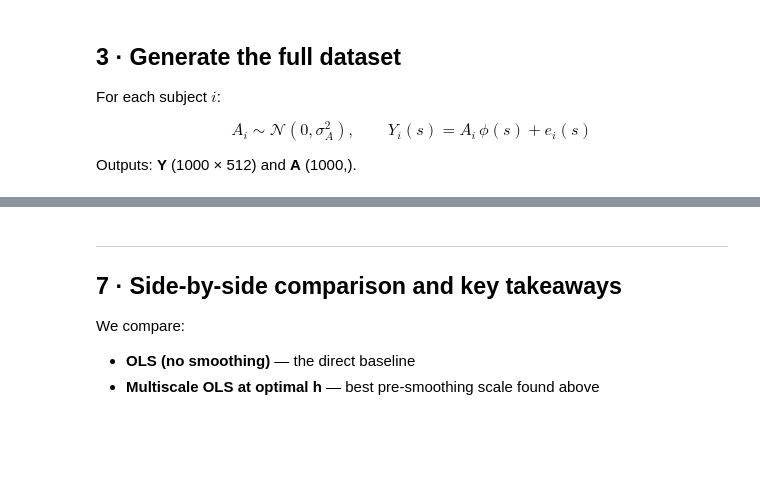
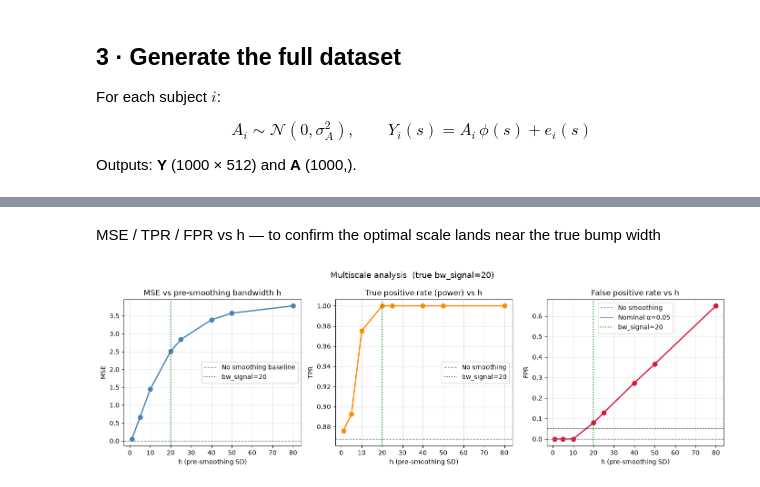
Before and after one commit to whitebabycamel96/brain-age-cnn, a Jupyter notebook: simulation/signal_analysis.ipynb, the cells around one changed output, grey strips where cells are left out. Cells and saved outputs as stored; diff of their text form; code cells hidden in the pictures; blank space fills up the shorter version.

```diff
--- a/simulation/signal_analysis.ipynb
+++ b/simulation/signal_analysis.ipynb
@@ -356,0 +329,29 @@ for nk, imse, tpr, fpr in results_nk:
+# %%
+def run_ols(Y, A, phi_true, mu, bw_signal, alpha=0.05):
+    """
+    Pixel-wise OLS with intercept using design matrix X = [A | 1].
+    Returns: beta_hat, t_stat, reject (BH-FDR), MSE, TPR, FPR
+    """
+    n, p   = Y.shape
+    X      = np.column_stack([A, np.ones(n)])   # (n, 2)
+    XtX    = X.T @ X                            # (2, 2)
+    XtY    = X.T @ Y                            # (2, p)
+    coeffs = np.linalg.solve(XtX, XtY)         # (2, p)
+
+    beta_hat  = coeffs[0]                       # slope  — estimated φ(s)
+    Y_hat     = X @ coeffs                      # fitted values
+    resid     = Y - Y_hat                       # residuals
+    sigma2    = (resid**2).sum(axis=0) / (n-2)  # residual variance
+
+    XtX_inv  = np.linalg.inv(XtX)
+    se       = np.sqrt(sigma2 * XtX_inv[0, 0])  # SE of slope
+
+    t_stat   = beta_hat / se
+    p_vals   = 2 * stats.t.sf(np.abs(t_stat), df=n-2)
+    reject, _, _, _ = multipletests(p_vals, alpha=alpha, method="fdr_bh")
+
+    bump_mask = np.abs(np.arange(p) - mu) <= 3 * bw_signal
+    MSE = np.mean((beta_hat - phi_true)**2)
+    TPR  = reject[bump_mask].mean()
+    FPR  = reject[~bump_mask].mean()
+    return beta_hat, t_stat, reject, MSE, TPR, FPR
@@ -432,33 +517,36 @@ plt.tight_layout(); plt.show()
+# %% [markdown]
+MSE / TPR / FPR vs h — to confirm the optimal scale lands near the true bump width
 # %%
-# ── Plot 2: IMSE / TPR / FPR vs h ────────────────────────
 h_arr  = np.array([r[0] for r in multiscale_results])
-imse_arr = np.array([r[1] for r in multiscale_results])
+mse_arr = np.array([r[1] for r in multiscale_results])
 tpr_arr  = np.array([r[2] for r in multiscale_results])
 fpr_arr  = np.array([r[3] for r in multiscale_results])
 
 fig, axes = plt.subplots(1, 3, figsize=(14, 4.5))
 
-axes[0].plot(h_arr, imse_arr, "o-", color="steelblue", lw=2, ms=7)
-axes[0].axhline(imse_raw, color="gray", ls="--", lw=1, label="No smoothing baseline")
+axes[0].plot(h_arr, mse_arr, "o-", color="steelblue", lw=2, ms=7)
+axes[0].axhline(mse_raw, color="gray", ls="--", lw=1, label="No smoothing baseline")
 axes[0].axvline(bw_signal, color="green", ls=":", lw=1.5, label=f"bw_signal={bw_signal}")
-axes[0].set(title="IMSE vs pre-smoothing bandwidth h",
-            xlabel="h (pre-smoothing SD)", ylabel="IMSE")
+axes[0].set(title="MSE vs pre-smoothing bandwidth h",
+            xlabel="h (pre-smoothing SD)", ylabel="MSE")
 axes[0].legend(); axes[0].grid(True, alpha=0.3)
 
 axes[1].plot(h_arr, tpr_arr, "o-", color="darkorange", lw=2, ms=7)
 axes[1].axhline(tpr_raw, color="gray", ls="--", lw=1, label="No smoothing")
 axes[1].axvline(bw_signal, color="green", ls=":", lw=1.5, label=f"bw_signal={bw_signal}")
 axes[1].set(title="True positive rate (power) vs h",
             xlabel="h (pre-smoothing SD)", ylabel="TPR")
 axes[1].legend(); axes[1].grid(True, alpha=0.3)
 
 axes[2].plot(h_arr, fpr_arr, "o-", color="crimson", lw=2, ms=7)
 axes[2].axhline(fpr_raw, color="gray", ls="--", lw=1, label="No smoothing")
 axes[2].axhline(0.05, color="black", ls="--", lw=0.8, label="Nominal α=0.05")
 axes[2].axvline(bw_signal, color="green", ls=":", lw=1.5, label=f"bw_signal={bw_signal}")
 axes[2].set(title="False positive rate vs h",
             xlabel="h (pre-smoothing SD)", ylabel="FPR")
 axes[2].legend(); axes[2].grid(True, alpha=0.3)
 
 plt.suptitle(f"Multiscale analysis  (true bw_signal={bw_signal})", fontsize=13)
 plt.tight_layout(); plt.show()
+# %% [output]
+[figure, added]
@@ -510,7 +552,0 @@ plt.tight_layout(); plt.show()
-# %% [markdown]
----
-## 7 · Side-by-side comparison and key takeaways
-
-We compare:
-- **OLS (no smoothing)** — the direct baseline
-- **Multiscale OLS at optimal h** — best pre-smoothing scale found above
```
Also changed, not shown: parts of 41 cells of this notebook.
